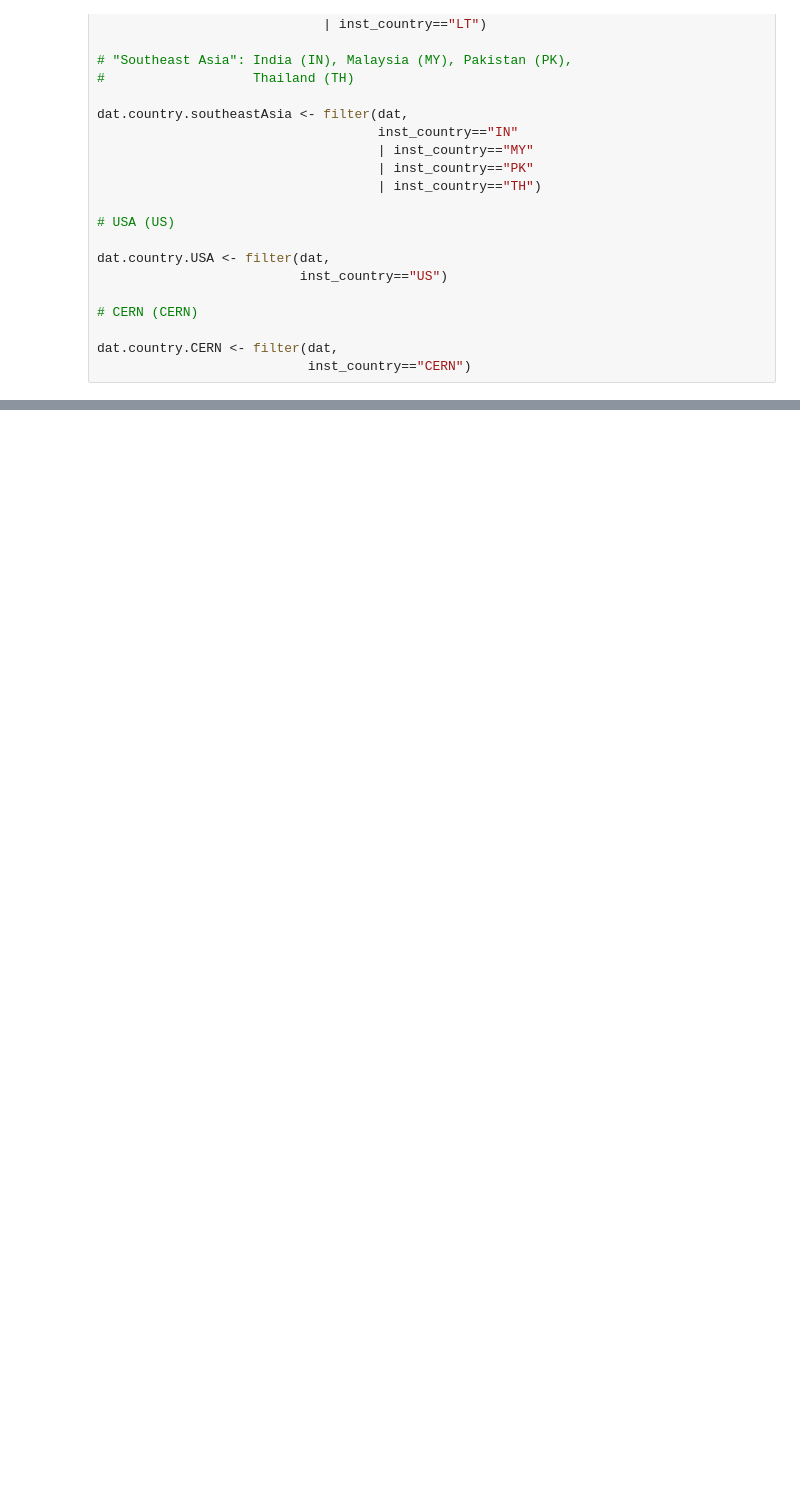
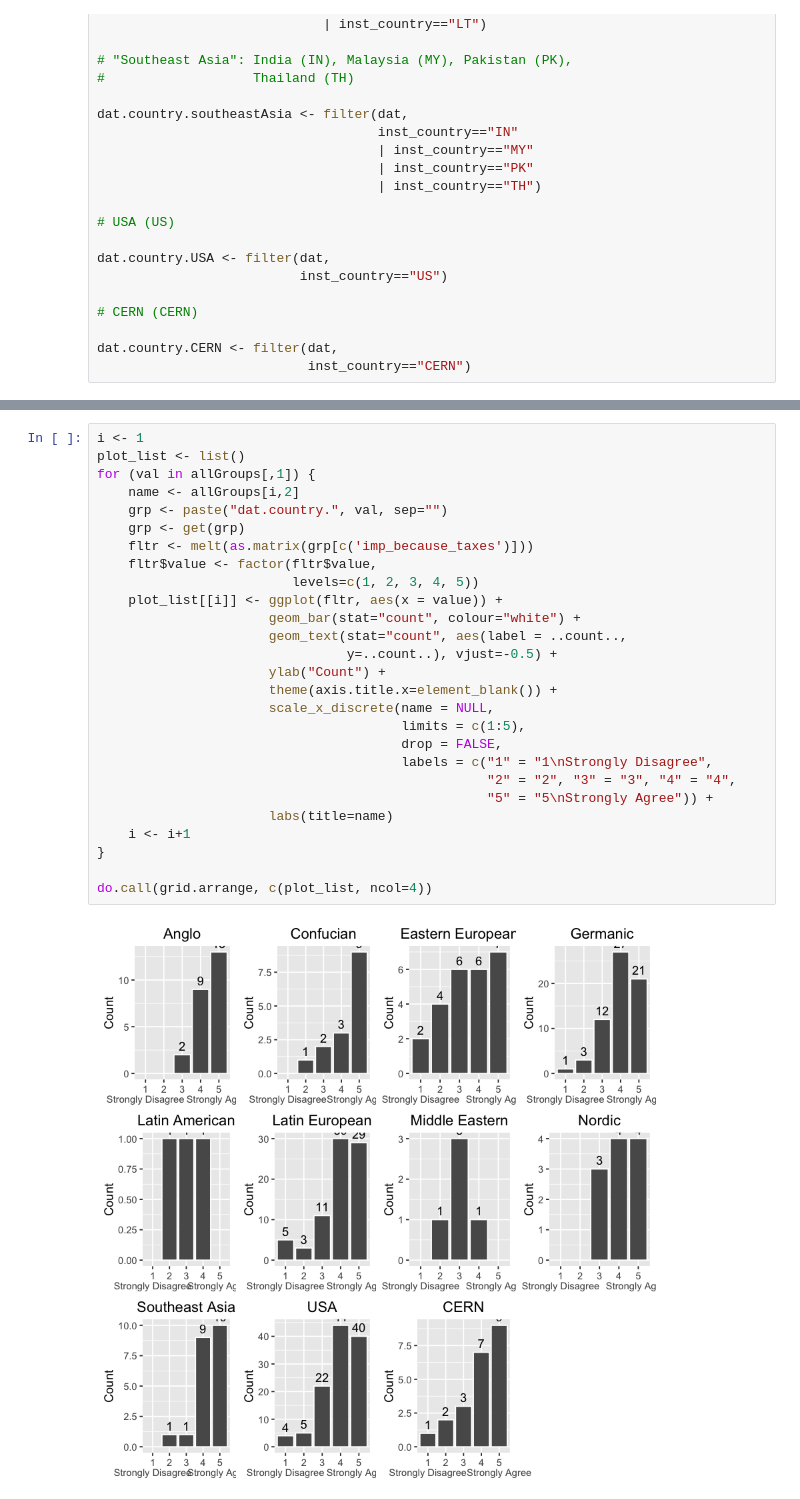
Before and after one commit to RaoOfPhysics/phd-notebooks, a Jupyter notebook: 01_CountryGroupings.ipynb, the cells around one changed output, grey strips where cells are left out. Saved outputs shown, nothing was run; the diff lists cells and outputs as text; blank space fills up the shorter version.

```diff
--- a/01_CountryGroupings.ipynb
+++ b/01_CountryGroupings.ipynb
@@ -98,0 +135,29 @@ dat.country.CERN <- filter(dat,
+# %%
+i <- 1
+plot_list <- list()
+for (val in allGroups[,1]) {
+    name <- allGroups[i,2]
+    grp <- paste("dat.country.", val, sep="")
+    grp <- get(grp)
+    fltr <- melt(as.matrix(grp[c('imp_because_taxes')]))
+    fltr$value <- factor(fltr$value,
+                         levels=c(1, 2, 3, 4, 5))
+    plot_list[[i]] <- ggplot(fltr, aes(x = value)) +
+                      geom_bar(stat="count", colour="white") +
+                      geom_text(stat="count", aes(label = ..count..,
+                                y=..count..), vjust=-0.5) +
+                      ylab("Count") +
+                      theme(axis.title.x=element_blank()) +
+                      scale_x_discrete(name = NULL,
+                                       limits = c(1:5),
+                                       drop = FALSE,
+                                       labels = c("1" = "1\nStrongly Disagree",
+                                                  "2" = "2", "3" = "3", "4" = "4",
+                                                  "5" = "5\nStrongly Agree")) +
+                      labs(title=name)
+    i <- i+1
+}
+
+do.call(grid.arrange, c(plot_list, ncol=4))
+# %% [output]
+[figure, added]
```
Also changed, not shown: parts of 3 cells of this notebook.
